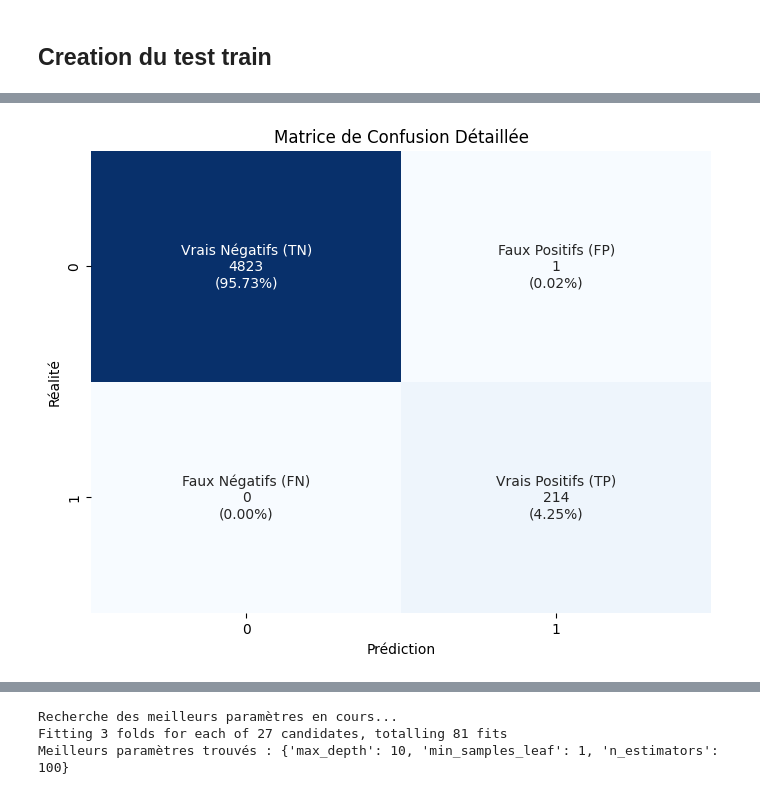
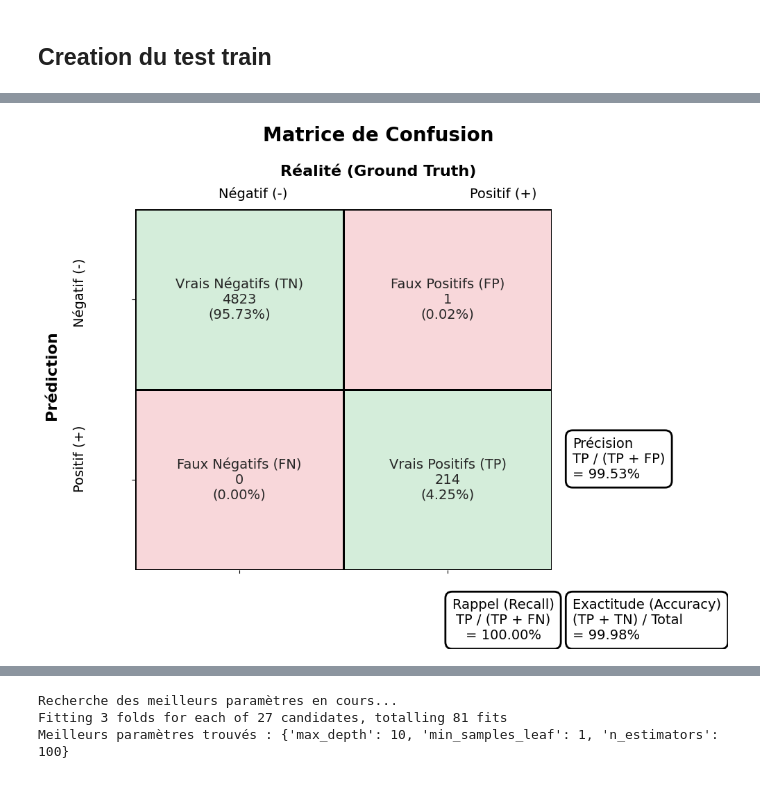
Before and after one commit to MehdiBoussalem/Nasa-ML, a Jupyter notebook: ml.ipynb, the cells around one changed output, grey strips where cells are left out. Saved outputs shown, nothing was run; the diff lists cells and outputs as text; code cells hidden in the pictures.

```diff
--- a/ml.ipynb
+++ b/ml.ipynb
@@ -40,33 +42,93 @@ X_test_scaled = scaler.transform(X_test)
 # %%
 from sklearn.ensemble import RandomForestClassifier
 from sklearn.metrics import classification_report, confusion_matrix
 import matplotlib.pyplot as plt
 import seaborn as sns
 import numpy as np
+from matplotlib.colors import ListedColormap
+
 
 model = RandomForestClassifier(n_estimators=100, random_state=42, class_weight='balanced')
 model.fit(X_train_scaled, y_train)
 
 y_pred = model.predict(X_test_scaled)
 
 conf_matrix = confusion_matrix(y_test, y_pred)
 
-# Préparation des labels pour chaque case
-group_names = ['Vrais Négatifs (TN)', 'Faux Positifs (FP)', 'Faux Négatifs (FN)', 'Vrais Positifs (TP)']
-group_counts = ["{0:0.0f}".format(value) for value in conf_matrix.flatten()]
-group_percentages = ["{0:.2%}".format(value) for value in conf_matrix.flatten()/np.sum(conf_matrix)]
+def plot_confusion_matrix_custom(conf_matrix, title="Matrice de Confusion"):
+    """
+    Affiche une matrice de confusion stylisée avec métriques.
+    """
+    # Extraction des valeurs
+    tn, fp, fn, tp = conf_matrix.ravel()
 
-# On combine le tout : Nom + Nombre + Pourcentage
-labels = [f"{v1}\n{v2}\n({v3})" for v1, v2, v3 in zip(group_names, group_counts, group_percentages)]
-labels = np.asarray(labels).reshape(2,2)
+    # Calcul des métriques
+    precision = tp / (tp + fp) if (tp + fp) > 0 else 0
+    recall = tp / (tp + fn) if (tp + fn) > 0 else 0
+    accuracy = (tp + tn) / (tp + fp + fn + tn)
 
-plt.figure(figsize=(8, 6))
-sns.heatmap(conf_matrix, annot=labels, fmt='', cmap='Blues', cbar=False)
+    # Préparation des labels
+    group_names = ['Vrais Négatifs (TN)', 'Faux Positifs (FP)',
+                   'Faux Négatifs (FN)', 'Vrais Positifs (TP)']
+    group_counts = ["{0:0.0f}".format(value) for value in conf_matrix.flatten()]
+    group_percentages = ["{0:.2%}".format(value) for value in conf_matrix.flatten()/np.sum(conf_matrix)]
+    labels = [f"{v1}\n{v2}\n({v3})" for v1, v2, v3 in zip(group_names, group_counts, group_percentages)]
+    labels = np.asarray(labels).reshape(2,2)
 
-plt.xlabel('Prédiction')
-plt.ylabel('Réalité')
-plt.title('Matrice de Confusion Détaillée')
-plt.show()
+    # Masque de couleur
+    color_mask = np.array([[0, 1], [1, 0]])
+    cmap = ListedColormap(['#d4edda', '#f8d7da'])
+
+    # Création du Graphique
+    fig, ax = plt.subplots(figsize=(10, 8))
+
+    # Affichage de la heatmap
+    sns.heatmap(color_mask, annot=labels, fmt='', cmap=cmap, cbar=False,
+                linewidths=2, linecolor='black', annot_kws={"fontsize":14}, ax=ax)
+
+    # Suppression des labels d'axes par défaut
+    ax.set_xlabel('')
+    ax.set_ylabel('')
+    ax.set_xticklabels([])
+    ax.set_yticklabels([])
+
+    # --- MODIFICATIONS DE POSITIONNEMENT ---
+
+    # 1. Ajustement des marges pour laisser de la place au titre
+    # 'top=0.80' descend le graphique pour libérer l'espace en haut
+    plt.subplots_adjust(left=0.15, right=0.75, top=0.80, bottom=0.15)
+
+    # 2. Axe X (Haut) - Réalité
+    # On descend ces textes (y=0.86 et y=0.82) pour qu'ils soient sous le titre principal
+    fig.text(0.5, 0.86, 'Réalité (Ground Truth)', ha='center', fontsize=16, fontweight='bold')
+    fig.text(0.32, 0.82, 'Négatif (-)', ha='center', fontsize=14)
+    fig.text(0.68, 0.82, 'Positif (+)', ha='center', fontsize=14)
+
+    # Axe Y (Gauche) - Prédiction
+    fig.text(0.02, 0.5, 'Prédiction', va='center', rotation=90, fontsize=16, fontweight='bold')
+    fig.text(0.06, 0.65, 'Négatif (-)', va='center', rotation=90, fontsize=14)
+    fig.text(0.06, 0.35, 'Positif (+)', va='center', rotation=90, fontsize=14)
+
+    # Style des boîtes
+    box_style = dict(boxstyle='round,pad=0.5', facecolor='white', edgecolor='black', linewidth=2)
+
+    # Boîte de Précision (À droite)
+    fig.text(0.78, 0.35, f"Précision\nTP / (TP + FP)\n= {precision:.2%}",
+             ha='left', va='center', fontsize=14, bbox=box_style)
+
+    # Boîte de Rappel (En bas)
+    fig.text(0.68, 0.02, f"Rappel (Recall)\nTP / (TP + FN)\n= {recall:.2%}",
+             ha='center', va='bottom', fontsize=14, bbox=box_style)
+
+    # Boîte d'Exactitude (En bas à droite)
+    fig.text(0.78, 0.02, f"Exactitude (Accuracy)\n(TP + TN) / Total\n= {accuracy:.2%}",
+             ha='left', va='bottom', fontsize=14, bbox=box_style)
+
+    # Titre principal
+    fig.suptitle(title, fontsize=20, fontweight='bold', y=0.95)
+
+    plt.show()
+plot_confusion_matrix_custom(conf_matrix)
 # %% [output]
-[figure, old version]
+[figure, new version]
 # %% [markdown]
```
Also changed, not shown: parts of 8 cells of this notebook, 1 other file.
